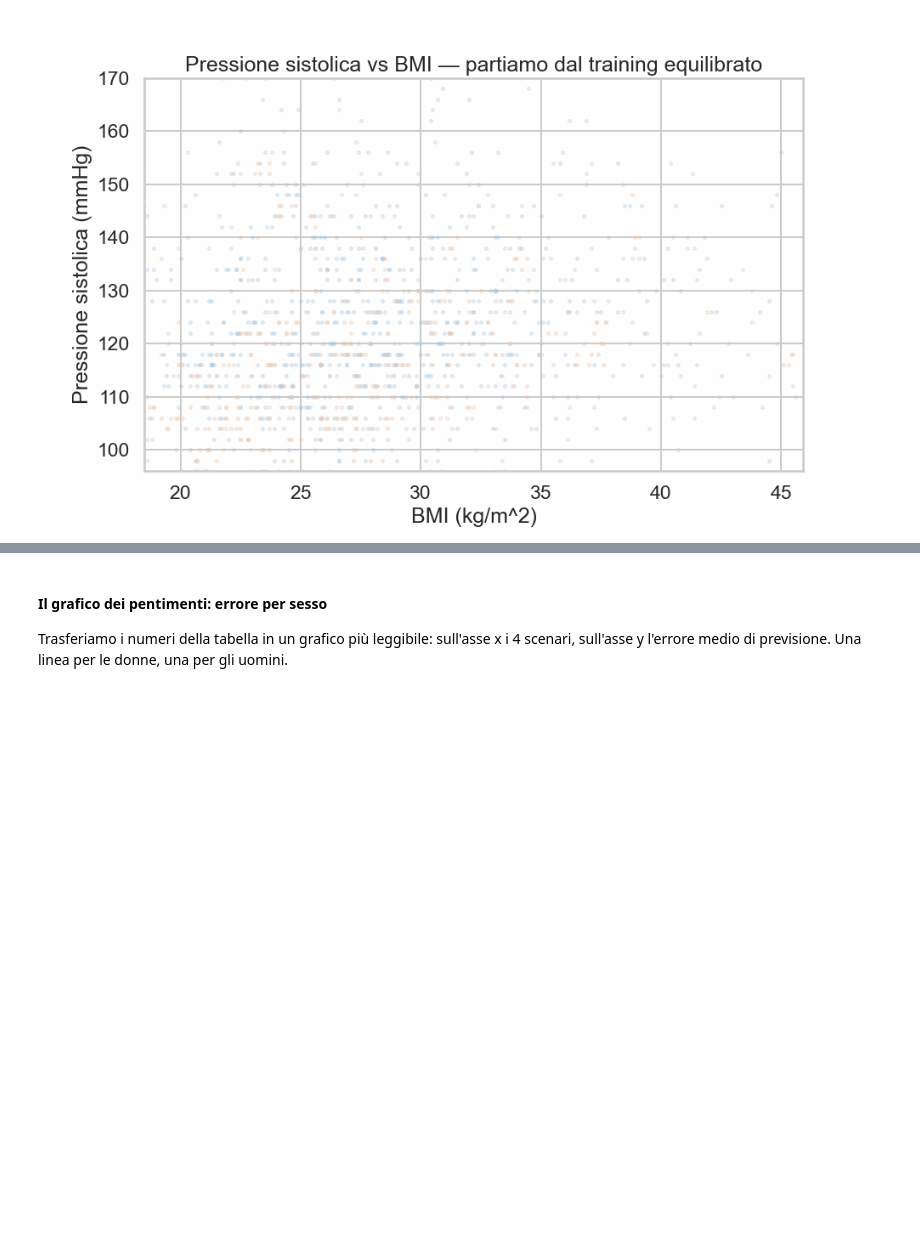
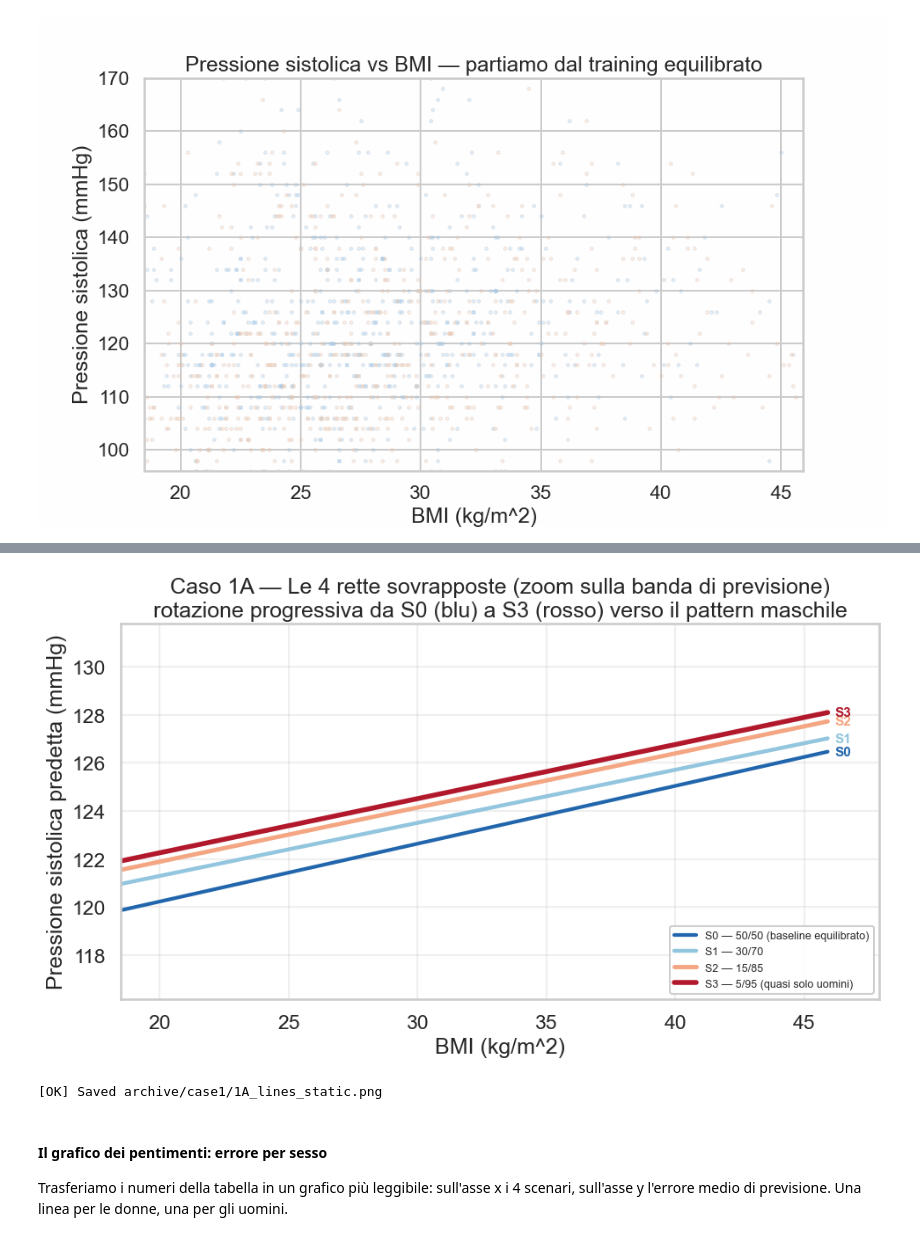
Before and after one commit to oliviariccomi/gender-bias-analysis, a Jupyter notebook: Fase_3_4_Modelli_Performance_Gap.ipynb, the cells around one changed output, grey strips where cells are left out. Drawn from its saved outputs; the diff is of its cells as text; code cells hidden in the pictures; blank space fills up the shorter version.

Commit message:
caso 1 e caso 2 revisionati

```diff
--- a/Fase_3_4_Modelli_Performance_Gap.ipynb
+++ b/Fase_3_4_Modelli_Performance_Gap.ipynb
@@ -577,3 +763,52 @@ Animazione salvata: archive/case1/1A_lines_animation.gif
+# %%
+# Static version of the 4-lines plot — zoomed on the regression band so the rotation is clearly visible.
+# Color palette: blue -> red (RdBu), aligned with the GIF.
+static_palette = ['#2166ac', '#92c5de', '#f4a582', '#b2182b']  # S0 -> S3
+static_linewidths = [3.0, 3.2, 3.5, 4.0]
+scenario_labels = {
+    'S0_50-50': 'S0 — 50/50 (baseline equilibrato)',
+    'S1_30-70': 'S1 — 30/70',
+    'S2_15-85': 'S2 — 15/85',
+    'S3_5-95':  'S3 — 5/95 (quasi solo uomini)',
+}
+
+# Pre-compute the 4 lines so we can derive a tight y-axis around them
+lines_y = []
+for scenario_name in scenario_list:
+    params = mean_params_1a.loc[scenario_name]
+    y_line = params['intercept'] + params['slope_bmi'] * bmi_grid + params['slope_age'] * age_mean_test
+    lines_y.append(y_line)
+
+y_min_lines = min(y.min() for y in lines_y)
+y_max_lines = max(y.max() for y in lines_y)
+y_margin    = max((y_max_lines - y_min_lines) * 0.45, 1.0)  # ~45% of the spread, min 1 mmHg
+
+fig_static, ax_static = plt.subplots(figsize=(10, 6))
+
+for scenario_name, color, lw, y_line in zip(scenario_list, static_palette, static_linewidths, lines_y):
+    ax_static.plot(bmi_grid, y_line, color=color, linewidth=lw,
+                   label=scenario_labels[scenario_name])
+    # End-of-line label so each scenario is identifiable without reading the legend
+    ax_static.annotate(scenario_name.split('_')[0],
+                       xy=(bmi_grid[-1], y_line[-1]),
+                       xytext=(6, 0), textcoords='offset points',
+                       color=color, fontweight='bold', fontsize=11, va='center')
+
+ax_static.set_xlim(bmi_grid.min(), bmi_grid.max() + 2)
+ax_static.set_ylim(y_min_lines - y_margin, y_max_lines + y_margin)
+ax_static.set_xlabel('BMI (kg/m^2)')
+ax_static.set_ylabel('Pressione sistolica predetta (mmHg)')
+ax_static.set_title("Caso 1A — Le 4 rette sovrapposte (zoom sulla banda di previsione)\n"
+                    "rotazione progressiva da S0 (blu) a S3 (rosso) verso il pattern maschile")
+ax_static.legend(loc='lower right', fontsize=9, framealpha=0.95)
+ax_static.grid(alpha=0.3)
+plt.tight_layout()
+plt.savefig(f'{OUTPUT_DIR}/case1/1A_lines_static.png', dpi=130, bbox_inches='tight')
+plt.show()
+print('[OK] Saved archive/case1/1A_lines_static.png')
+# %% [output]
+[figure, added]
+[OK] Saved archive/case1/1A_lines_static.png
 # %% [markdown]
 #### Il grafico dei pentimenti: errore per sesso
 
```
Also changed, not shown: parts of 111 cells of this notebook.
